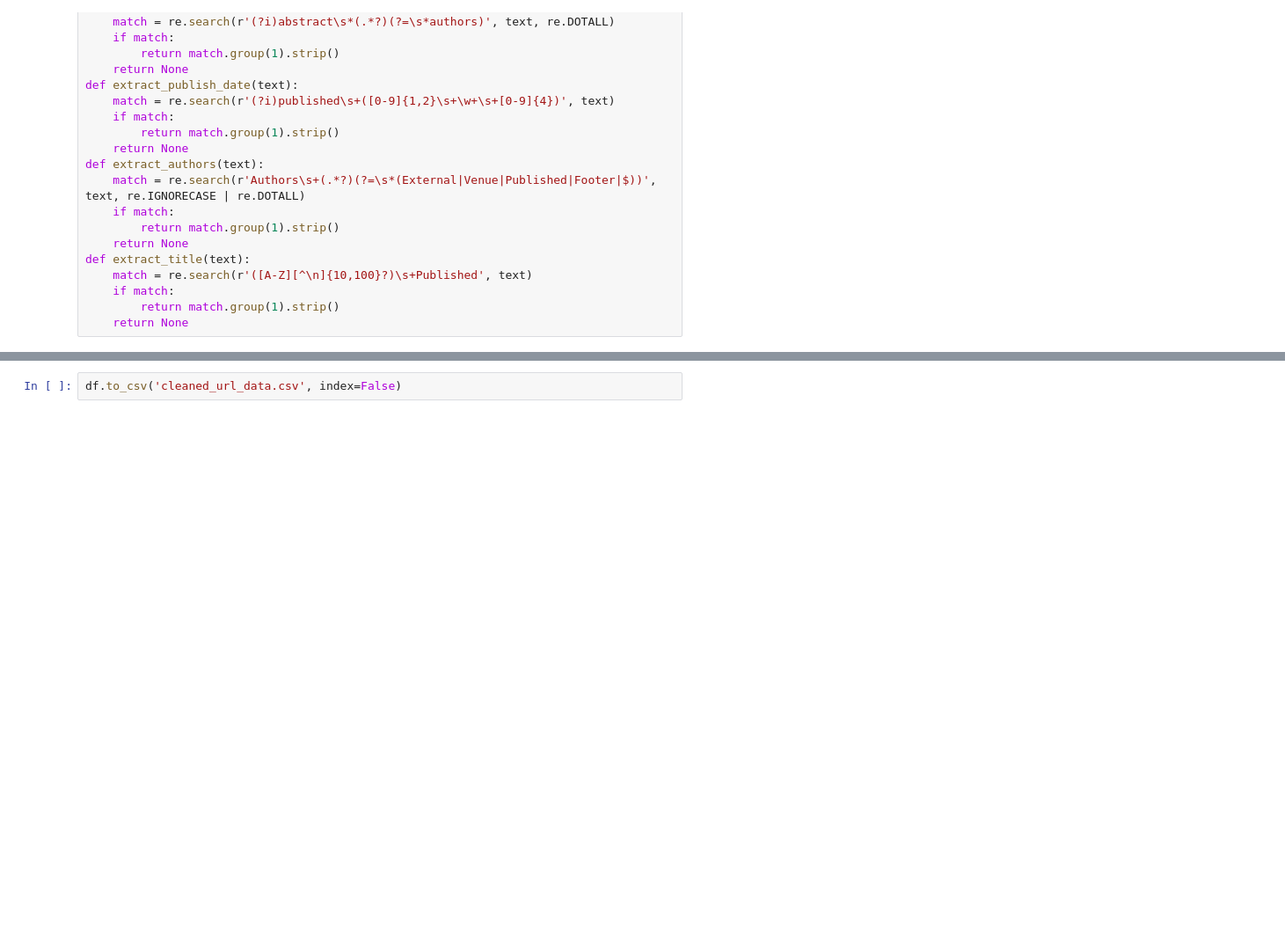
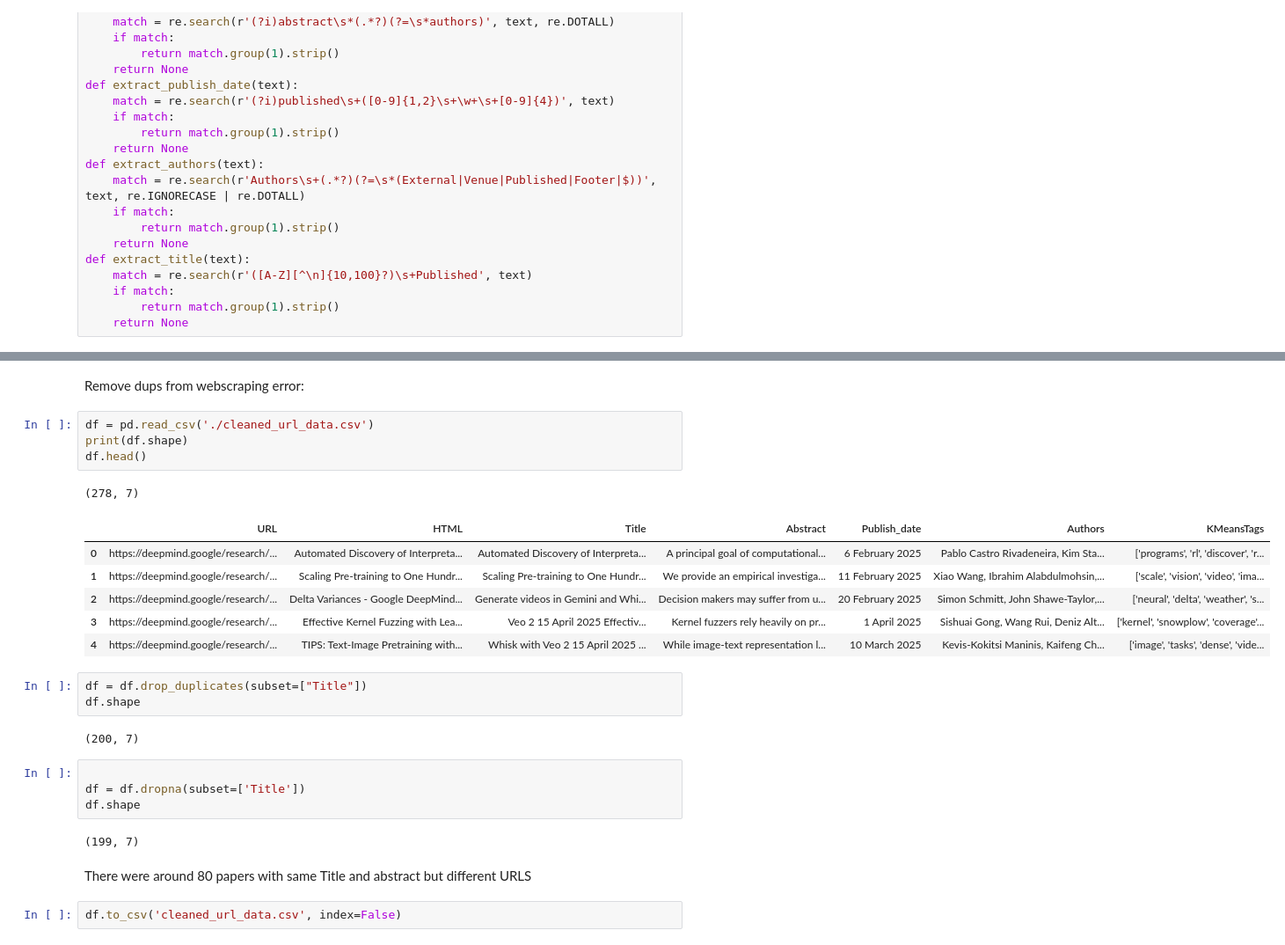
Before and after one commit to Tyler-Cako/robots.search, a Jupyter notebook: notebook/clean_data.ipynb, the cells around one changed output, grey strips where cells are left out. Shown at 88% size. Saved outputs shown, nothing was run; the diff lists cells and outputs as text; blank space fills up the shorter version.

Commit message:
removed duplicates

```diff
--- a/notebook/clean_data.ipynb
+++ b/notebook/clean_data.ipynb
@@ -79,5 +77,32 @@ df = df.dropna(subset=['cleaned_abstract'])
 df.shape
 # %% [output]
 (278, 6)
+# %% [markdown]
+Remove dups from webscraping error:
+# %%
+df = pd.read_csv('./cleaned_url_data.csv')
+print(df.shape)
+df.head()
+# %% [output]
+(278, 7)
+|  | URL | HTML | Title | Abstract | Publish_date | Authors | KMeansTags |
+| 0 | https://deepmind.google/research/... | Automated Discovery of Interpreta... | Automated Discovery of Interpreta... | A principal goal of computational... | 6 February 2025 | Pablo Castro Rivadeneira, Kim Sta... | ['programs', 'rl', 'discover', 'r... |
+| 1 | https://deepmind.google/research/... | Scaling Pre-training to One Hundr... | Scaling Pre-training to One Hundr... | We provide an empirical investiga... | 11 February 2025 | Xiao Wang, Ibrahim Alabdulmohsin,... | ['scale', 'vision', 'video', 'ima... |
+| 2 | https://deepmind.google/research/... | Delta Variances - Google DeepMind... | Generate videos in Gemini and Whi... | Decision makers may suffer from u... | 20 February 2025 | Simon Schmitt, John Shawe-Taylor,... | ['neural', 'delta', 'weather', 's... |
+| 3 | https://deepmind.google/research/... | Effective Kernel Fuzzing with Lea... | Veo 2 15 April 2025 Effectiv... | Kernel fuzzers rely heavily on pr... | 1 April 2025 | Sishuai Gong, Wang Rui, Deniz Alt... | ['kernel', 'snowplow', 'coverage'... |
+| 4 | https://deepmind.google/research/... | TIPS: Text-Image Pretraining with... | Whisk with Veo 2 15 April 2025 ... | While image-text representation l... | 10 March 2025 | Kevis-Kokitsi Maninis, Kaifeng Ch... | ['image', 'tasks', 'dense', 'vide... |
+# %%
+df = df.drop_duplicates(subset=["Title"])
+df.shape
+# %% [output]
+(200, 7)
+# %%
+
+df = df.dropna(subset=['Title'])
+df.shape
+# %% [output]
+(199, 7)
+# %% [markdown]
+There were around 80 papers with same Title and abstract but different URLS
 # %%
 df.to_csv('cleaned_url_data.csv', index=False)
```
Also changed, not shown: parts of 7 cells of this notebook, 2 other files.
